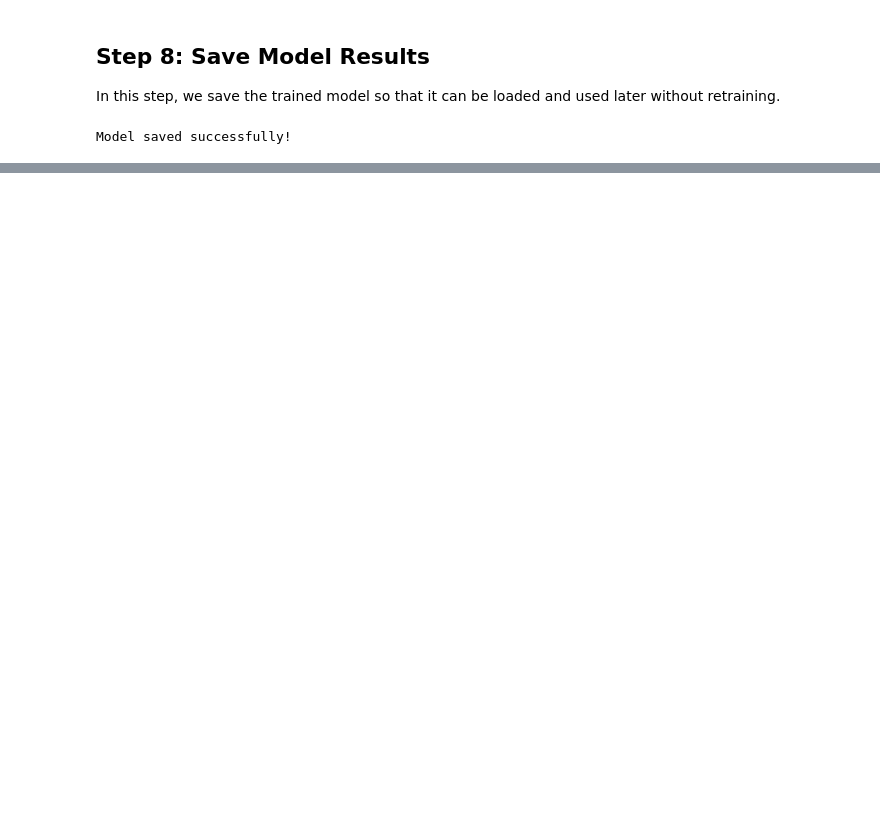
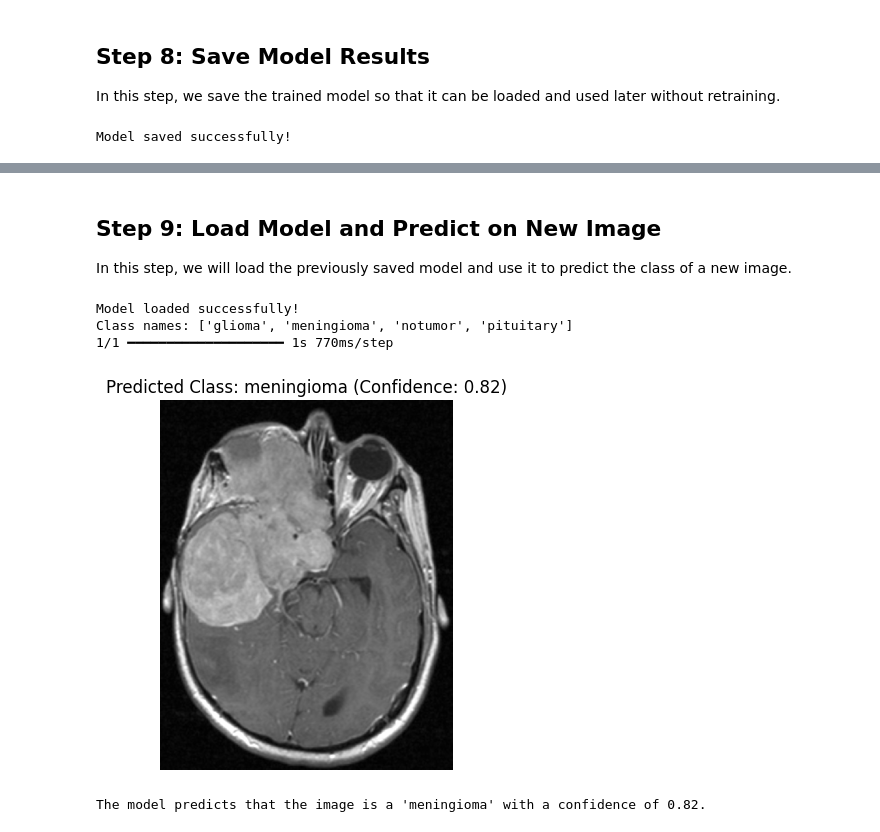
Before and after one commit to mushrifahamed/DL-Assignment1, a Jupyter notebook: Brain_Tumor_CNN_Model_1.ipynb, the cells around one changed output, grey strips where cells are left out. Saved outputs shown, nothing was run; the diff lists cells and outputs as text; code cells hidden in the pictures; blank space fills up the shorter version.

```diff
--- a/Brain_Tumor_CNN_Model_1.ipynb
+++ b/Brain_Tumor_CNN_Model_1.ipynb
@@ -467,0 +362,60 @@ weighted avg       0.83      0.82      0.82      1141
+# %% [markdown]
+## Step 9: Load Model and Predict on New Image
+
+In this step, we will load the previously saved model and use it to predict the class of a new image.
+# %%
+# Step 9: Load Model and Predict on New Image
+
+from tensorflow.keras.models import load_model
+from tensorflow.keras.preprocessing import image
+import numpy as np
+import matplotlib.pyplot as plt
+
+# Load the saved model
+loaded_model = load_model('brain_tumor_cnn_model.keras')
+print("Model loaded successfully!")
+
+# Function to load and preprocess a single image
+def load_and_preprocess_image(img_path, target_size=(128, 128)):
+    img = image.load_img(img_path, target_size=target_size)
+    img_array = image.img_to_array(img)
+    img_array = np.expand_dims(img_array, axis=0) # Add batch dimension
+    img_array /= 255.0  # Rescale the image like the training data
+    return img_array
+
+# Function to predict the class of an image
+def predict_image_class(model, img_array, class_names):
+    predictions = model.predict(img_array)
+    predicted_class_index = np.argmax(predictions, axis=1)[0]
+    predicted_class_name = class_names[predicted_class_index]
+    confidence = np.max(predictions)
+    return predicted_class_name, confidence
+
+# You can upload an image to your Colab environment or provide a path to a file in Google Drive (after mounting Drive)
+image_path = '/content/brain_tumor_dataset/Testing/meningioma/Te-me_0018.jpg'
+
+# Get class names from the test generator (or define them manually if you know them)
+# Make sure the order of class names matches the order used during training
+class_names = list(test_generator.class_indices.keys())
+print("Class names:", class_names)
+
+# Load and preprocess the image
+new_image = load_and_preprocess_image(image_path)
+
+# Predict the class
+predicted_class, confidence = predict_image_class(loaded_model, new_image, class_names)
+
+# Display the image and prediction
+img = image.load_img(image_path)
+plt.imshow(img)
+plt.title(f"Predicted Class: {predicted_class} (Confidence: {confidence:.2f})")
+plt.axis('off')
+plt.show()
+
+print(f"\nThe model predicts that the image is a '{predicted_class}' with a confidence of {confidence:.2f}.")
+# %% [output]
+Model loaded successfully!
+Class names: ['glioma', 'meningioma', 'notumor', 'pituitary']
+1/1 ━━━━━━━━━━━━━━━━━━━━ 1s 770ms/step
+[figure, added]
+The model predicts that the image is a 'meningioma' with a confidence of 0.82.
```
Also changed, not shown: parts of 18 cells of this notebook.
